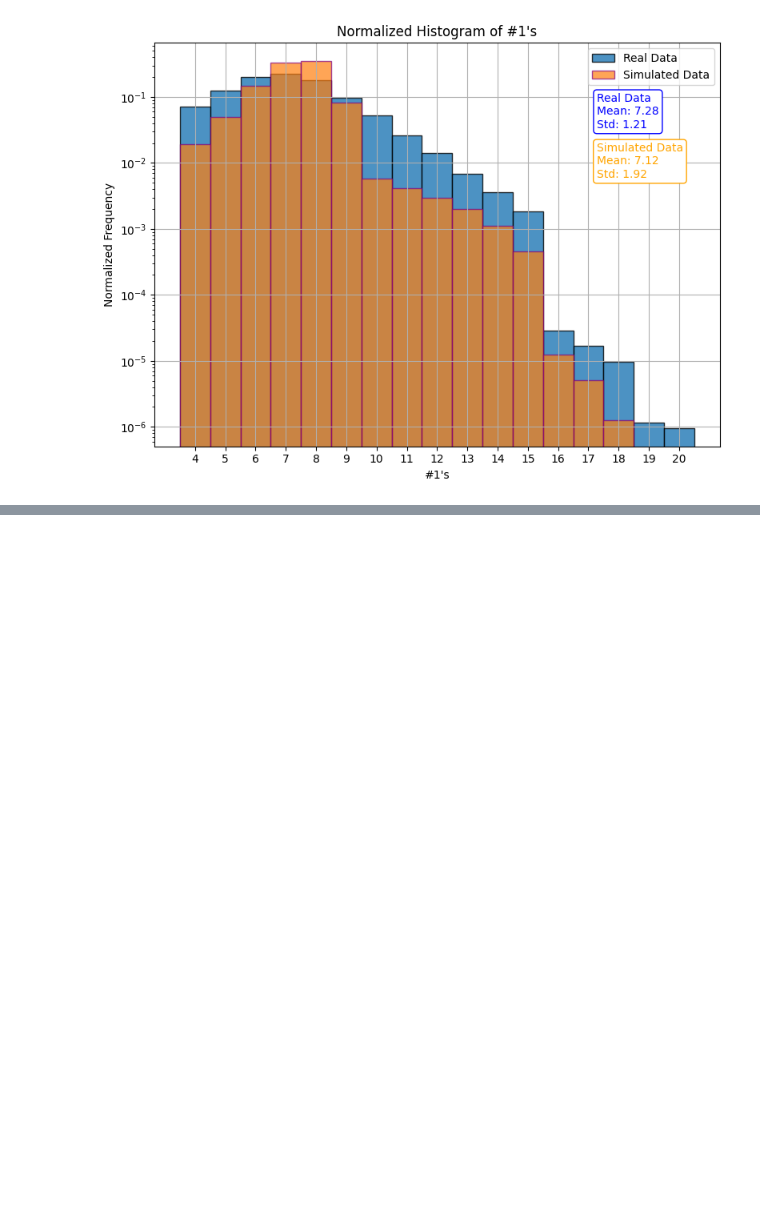
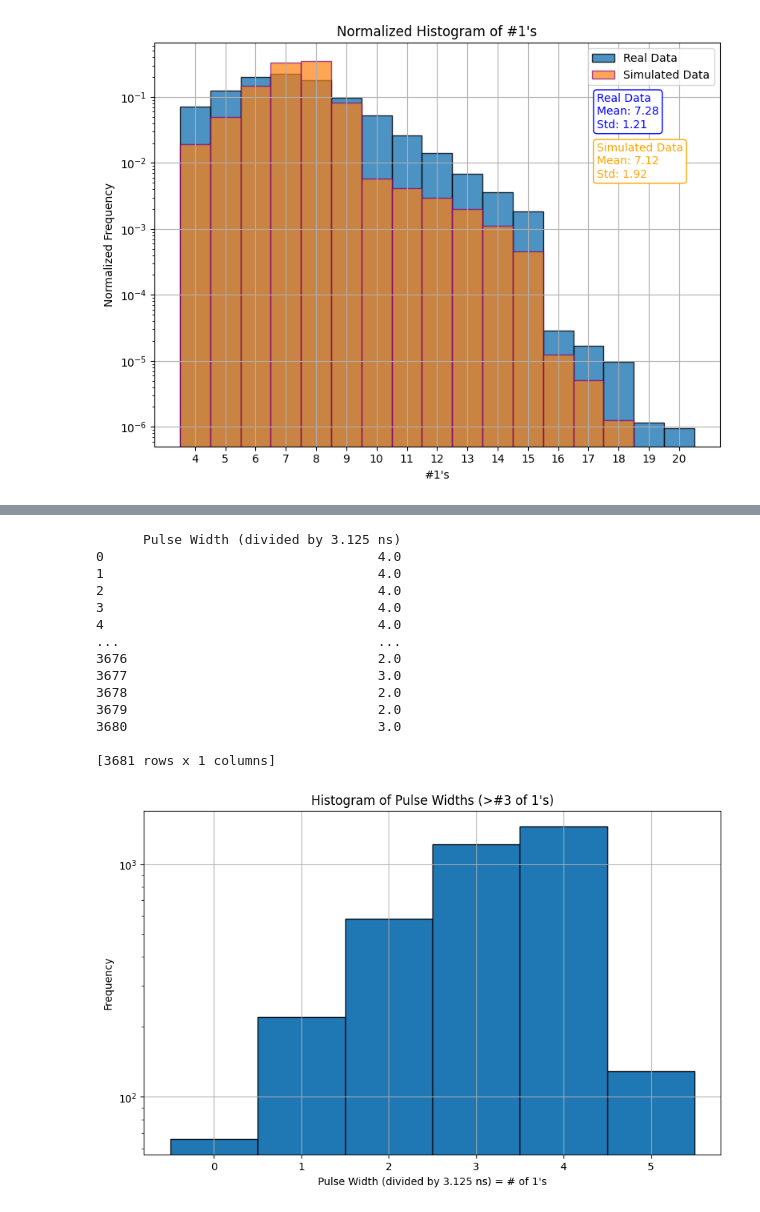
Before and after one commit to Lautaro-Silva/Laboratorio_6_7_ITeDA, a Jupyter notebook: Scripts/calculate_zeros.ipynb, the cells around one changed output, grey strips where cells are left out. Saved outputs shown, nothing was run; the diff lists cells and outputs as text; code cells hidden in the pictures; blank space fills up the shorter version.

```diff
--- a/Scripts/calculate_zeros.ipynb
+++ b/Scripts/calculate_zeros.ipynb
@@ -1331,0 +1461,54 @@ plt.show()
+# %%
+# Load data
+df_muones_4000_actualizado = pd.read_csv(r"C:\Users\Usuario\Documents\Labo_ITeDA_no_entra_en_git\Sims Grandes\Results\circuito_inversor_actualizado.txt", sep="\t")
+
+# Convert relevant columns to numpy arrays for fast processing
+time_array = df_muones_4000_actualizado['time'].values
+vout_array = df_muones_4000_actualizado['V(out)'].values
+
+# Define threshold and time divisor
+threshold = 0.5  # 800mV threshold
+time_divisor = 3.125e-9
+
+# Call the numba-optimized function
+pulse_widths_4000_actualizado = compute_pulse_widths(time_array, vout_array, threshold, time_divisor)
+
+# Convert to DataFrame
+pulse_widths_df_muones_4000_actualizado = pd.DataFrame(pulse_widths_4000_actualizado, columns=['Pulse Width (divided by 3.125 ns)'])
+
+# Display result
+print(pulse_widths_df_muones_4000_actualizado)
+
+
+# Filter data to keep only values greater than 3
+#filtered_pulse_widths_df_muones_2000_update = pulse_widths_df_muones_2000_update[pulse_widths_df_muones_2000_update['Pulse Width (divided by 3.125 ns)']]
+
+# Plot histogram with bins aligned to integers
+plt.figure(figsize=(10, 6))
+bin_edges = np.arange(np.min(pulse_widths_df_muones_4000_actualizado['Pulse Width (divided by 3.125 ns)']),
+                      np.max(pulse_widths_df_muones_4000_actualizado['Pulse Width (divided by 3.125 ns)']) + 2) - 0.5
+plt.hist(pulse_widths_df_muones_4000_actualizado['Pulse Width (divided by 3.125 ns)'], bins=bin_edges, edgecolor='black')
+plt.title('Histogram of Pulse Widths (>#3 of 1\'s)')
+plt.xlabel('Pulse Width (divided by 3.125 ns) = # of 1\'s')
+plt.ylabel('Frequency')
+plt.grid(True)
+plt.xticks(np.arange(np.min(pulse_widths_df_muones_4000_actualizado['Pulse Width (divided by 3.125 ns)']),
+                     np.max(pulse_widths_df_muones_4000_actualizado['Pulse Width (divided by 3.125 ns)']) + 1))
+plt.yscale('log')
+plt.show()
+# %% [output]
+      Pulse Width (divided by 3.125 ns)
+0                                   4.0
+1                                   4.0
+2                                   4.0
+3                                   4.0
+4                                   4.0
+...                                 ...
+3676                                2.0
+3677                                3.0
+3678                                2.0
+3679                                2.0
+3680                                3.0
+
+[3681 rows x 1 columns]
+[figure, added]
```
Also changed, not shown: parts of 4 cells of this notebook, 11 other files.
